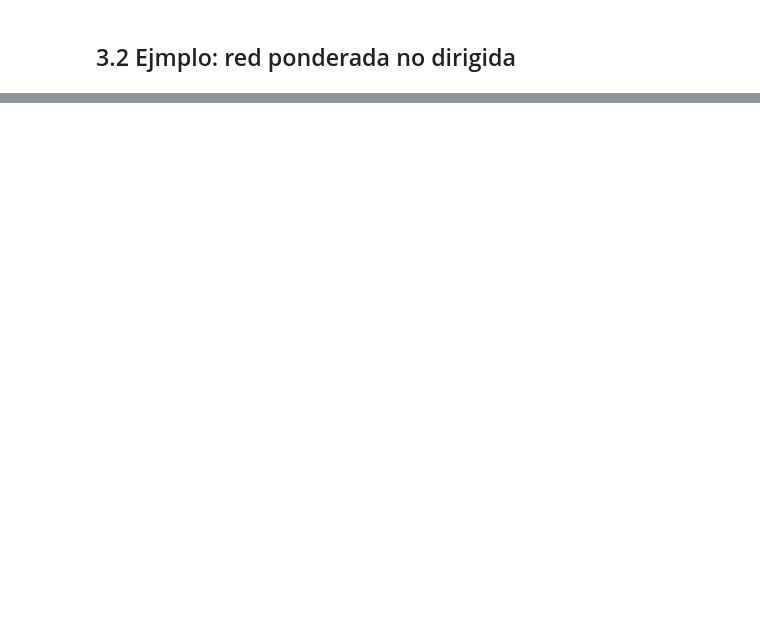
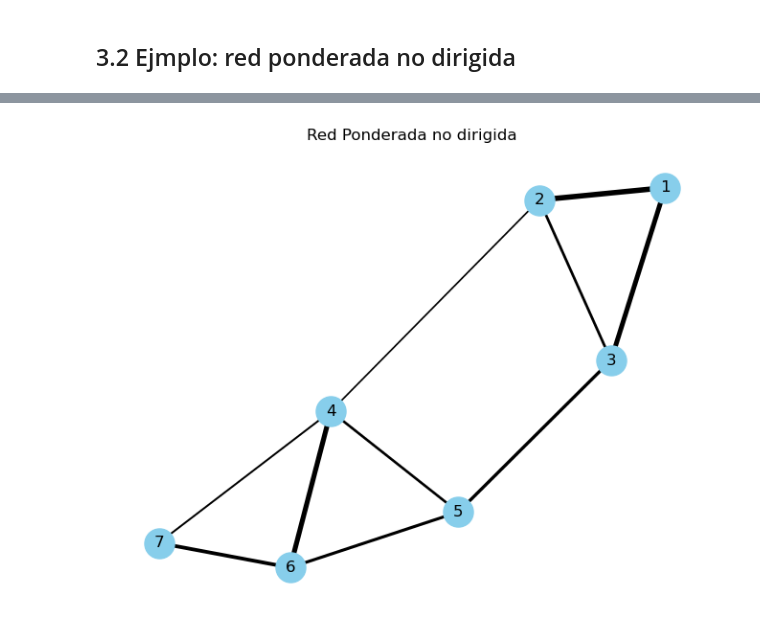
Before and after one commit to briveros23/Redes_sociales, a Jupyter notebook: notebook/Taller 1.ipynb, the cells around one changed output, grey strips where cells are left out. Drawn from its saved outputs; the diff is of its cells as text; code cells hidden in the pictures; blank space fills up the shorter version.

```diff
--- a/notebook/Taller 1.ipynb
+++ b/notebook/Taller 1.ipynb
@@ -66,0 +94,6 @@ Text(0.5, 1.0, 'Red binaria no dirigida')
+# %%
+from utilidades import grafico_ponderado
+
+grafico_ponderado(WG,n=4,label='Red Ponderada no dirigida')
+# %% [output]
+[figure, added]
```
Also changed, not shown: parts of 6 cells of this notebook, 1 other file.
